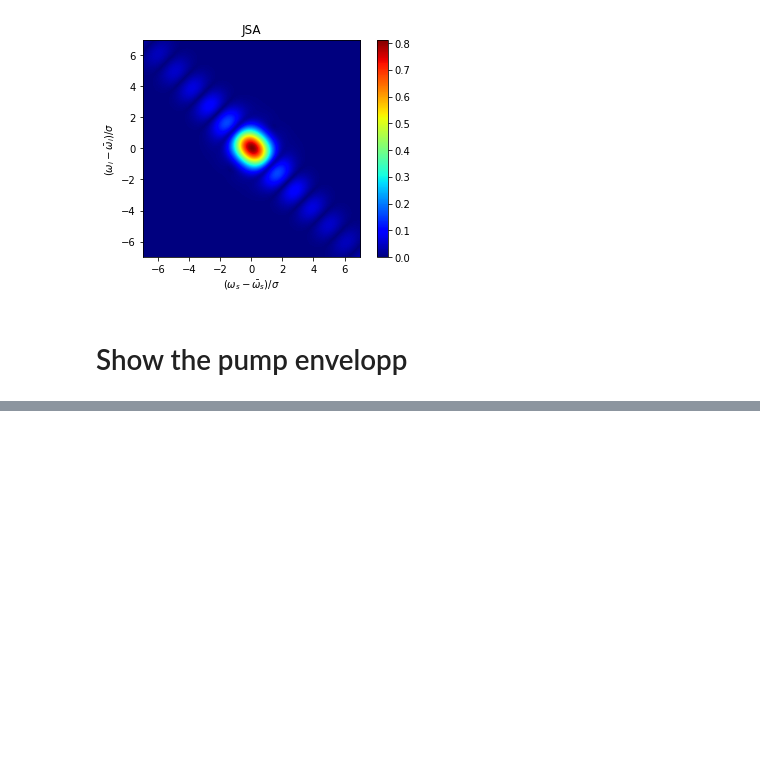
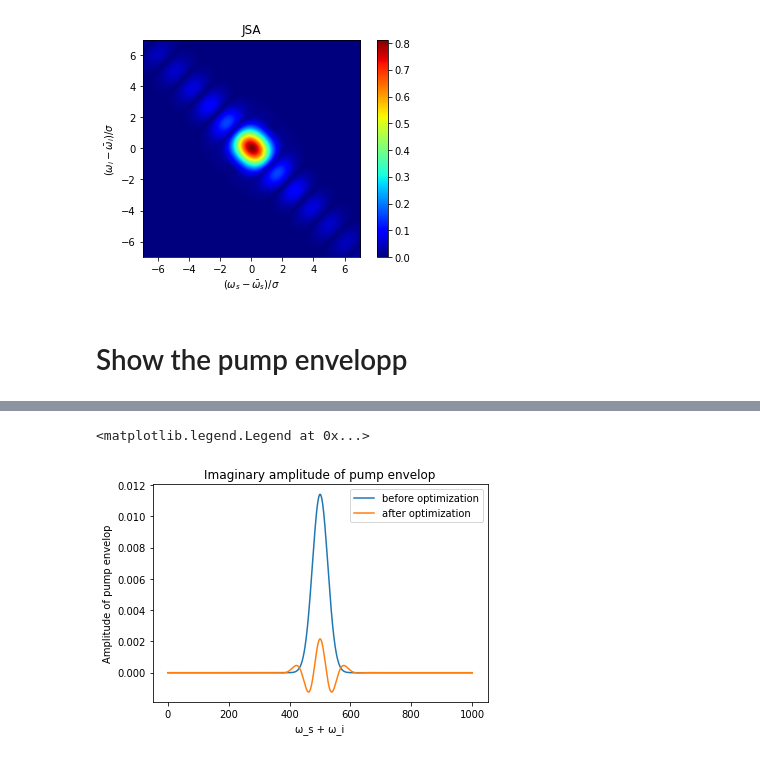
Before and after one commit to polyquantique/optimal_pumps, a Jupyter notebook: using_API.ipynb, the cells around one changed output, grey strips where cells are left out. Cells and saved outputs as stored; diff of their text form; code cells hidden in the pictures; blank space fills up the shorter version.

```diff
--- a/using_API.ipynb
+++ b/using_API.ipynb
@@ -92,3 +88,13 @@ plt.legend()
+# %%
+plt.title("Imaginary amplitude of pump envelop")
+plt.xlabel("ω_s + ω_i")
+plt.ylabel("Amplitude of pump envelop")
+plt.plot(jnp.imag(initial_pump/sum(jnp.abs(initial_pump))), label = "before optimization")
+plt.plot(jnp.imag(a/sum(jnp.abs(a))), label = "after optimization")
+plt.legend()
+# %% [output]
+<matplotlib.legend.Legend at 0x...>
+[figure, added]
 # %%
 optimization_SPDC.get_observables(a, N, alpha, G, H, l)
 # %% [output]
```
Also changed, not shown: parts of 3 cells of this notebook.
